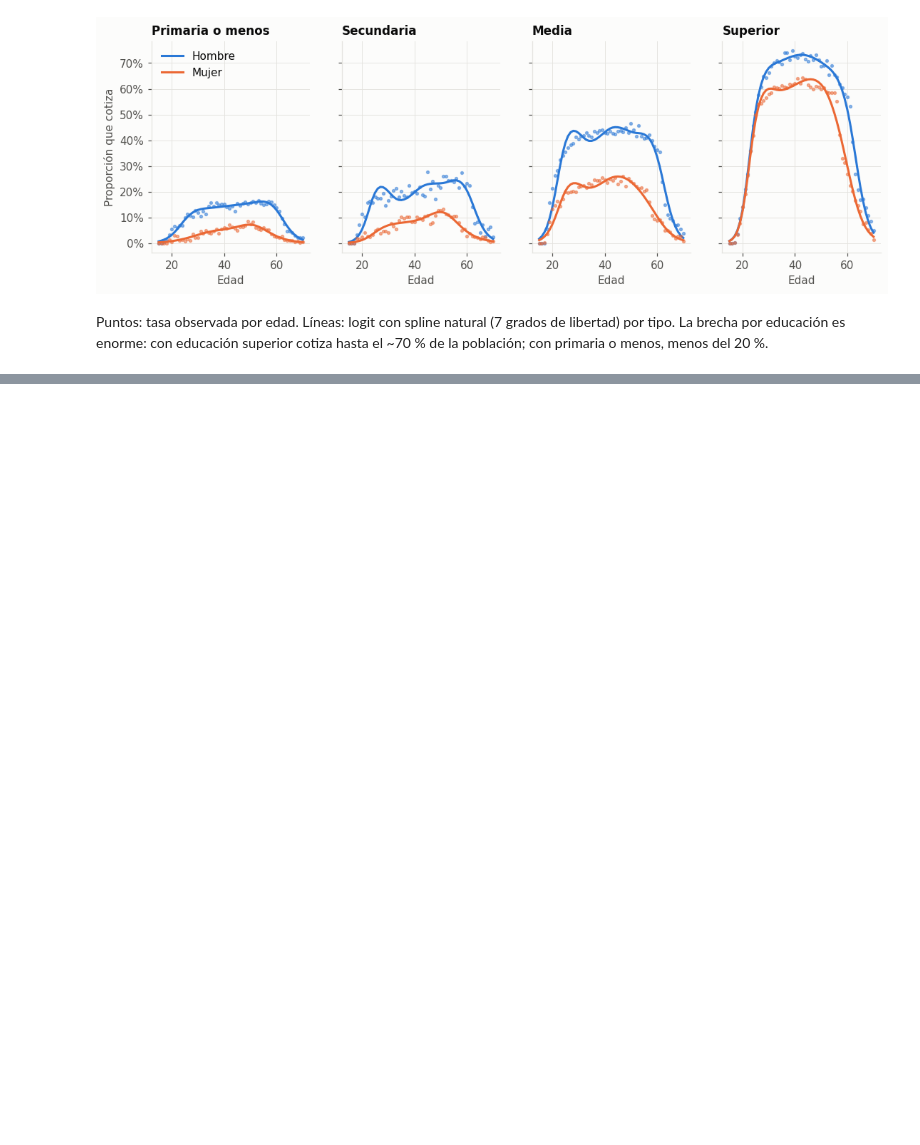
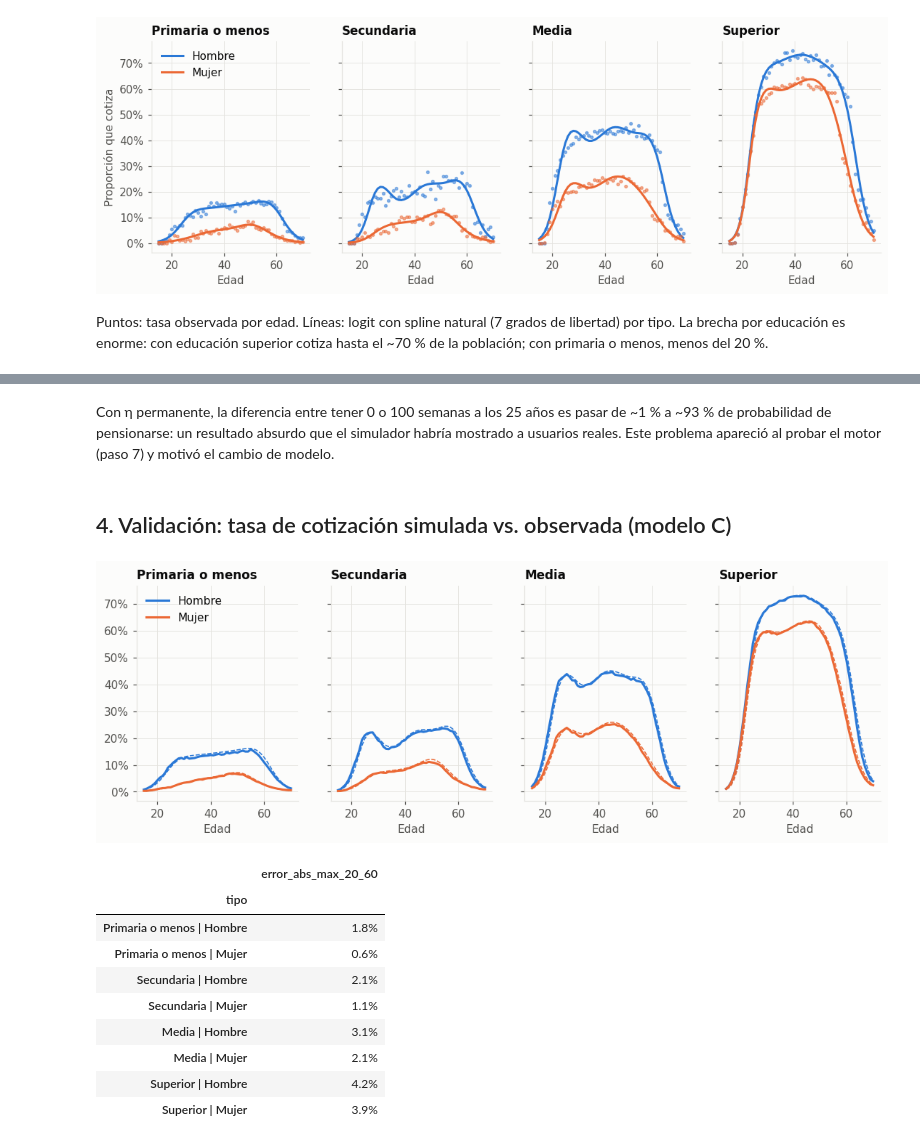
Before and after one commit to IntegralIndefinida/pension-montecarlo, a Jupyter notebook: notebooks/04_cotizacion.ipynb, the cells around one changed output, grey strips where cells are left out. Cells and saved outputs as stored; diff of their text form; code cells hidden in the pictures; blank space fills up the shorter version.

```diff
--- a/notebooks/04_cotizacion.ipynb
+++ b/notebooks/04_cotizacion.ipynb
@@ -204,11 +70,0 @@ La distribución es **bimodal**: la mayoría de las personas cotiza casi siempre
-# %%
-filas = []
-for e, s in C.tipos():
-    w = C.semanas(mB.simular(15, s, e, (EDAD_PEN[s] - 15) * 12, 20_000, seed=1))[:, -1]
-    wa = C.semanas(mA.simular(15, s, e, (EDAD_PEN[s] - 15) * 12, 20_000, seed=1))[:, -1]
-    filas.append({"educación": e, "sexo": s, "P25": np.percentile(w, 25), "mediana": np.median(w), "P75": np.percentile(w, 75),
-                  "≥ req. AFP (GPM)": np.mean(w >= REQ_GPM[s]), "≥ req. Colpensiones": np.mean(w >= REQ_RPM[s]),
-                  "≥ req. AFP con calibración A": np.mean(wa >= REQ_GPM[s])})
-semanas_tipo = pd.DataFrame(filas).set_index(["educación", "sexo"])
-semanas_tipo.style.format({"P25": "{:,.0f}", "mediana": "{:,.0f}", "P75": "{:,.0f}", "≥ req. AFP (GPM)": "{:.1%}",
-                           "≥ req. Colpensiones": "{:.1%}", "≥ req. AFP con calibración A": "{:.1%}"})
@@ -319,0 +157,33 @@ pd.DataFrame(filas).set_index("semanas a los 40").style.format({"η medio": "{:.
+# %% [markdown]
+Con η permanente, la diferencia entre tener 0 o 100 semanas a los 25 años es pasar de ~1 % a ~93 % de probabilidad de pensionarse: un resultado absurdo que el simulador habría mostrado a usuarios reales. Este problema apareció al probar el motor (paso 7) y motivó el cambio de modelo.
+# %% [markdown]
+## 4. Validación: tasa de cotización simulada vs. observada (modelo C)
+# %%
+filas = []
+fig, axes = plt.subplots(1, 4, figsize=(12, 3.5), sharey=True)
+for ax, e in zip(axes, NIVELES):
+    for i, s in enumerate(SEXOS):
+        x_ = mC.simular(C.EDAD_INICIO, s, e, len(E) * 12, 4_000, seed=11)
+        anual = x_.reshape(4_000, len(E), 12).mean(axis=(0, 2))
+        ax.plot(E, tasas[clave(e, s)], color=SERIES[i], lw=1, ls="--")
+        ax.plot(E, anual, color=SERIES[i], label=s)
+        sel = (np.array(E) >= 20) & (np.array(E) <= 60)
+        filas.append({"tipo": f"{e} | {s}", "error_abs_max_20_60": np.max(np.abs(anual - tasas[clave(e, s)])[sel])})
+    ax.set_title(e, fontsize=11)
+    ax.set_xlabel("Edad")
+axes[0].yaxis.set_major_formatter(pct())
+axes[0].legend(loc="upper left")
+plt.show()
+pd.DataFrame(filas).set_index("tipo").style.format("{:.1%}")
+# %% [output]
+[figure, added]
+|  | error_abs_max_20_60 |
+| tipo |  |
+| Primaria o menos | Hombre | 1.8% |
+| Primaria o menos | Mujer | 0.6% |
+| Secundaria | Hombre | 2.1% |
+| Secundaria | Mujer | 1.1% |
+| Media | Hombre | 3.1% |
+| Media | Mujer | 2.1% |
+| Superior | Hombre | 4.2% |
+| Superior | Mujer | 3.9% |
```
Also changed, not shown: parts of 40 cells of this notebook, 5 other files.
